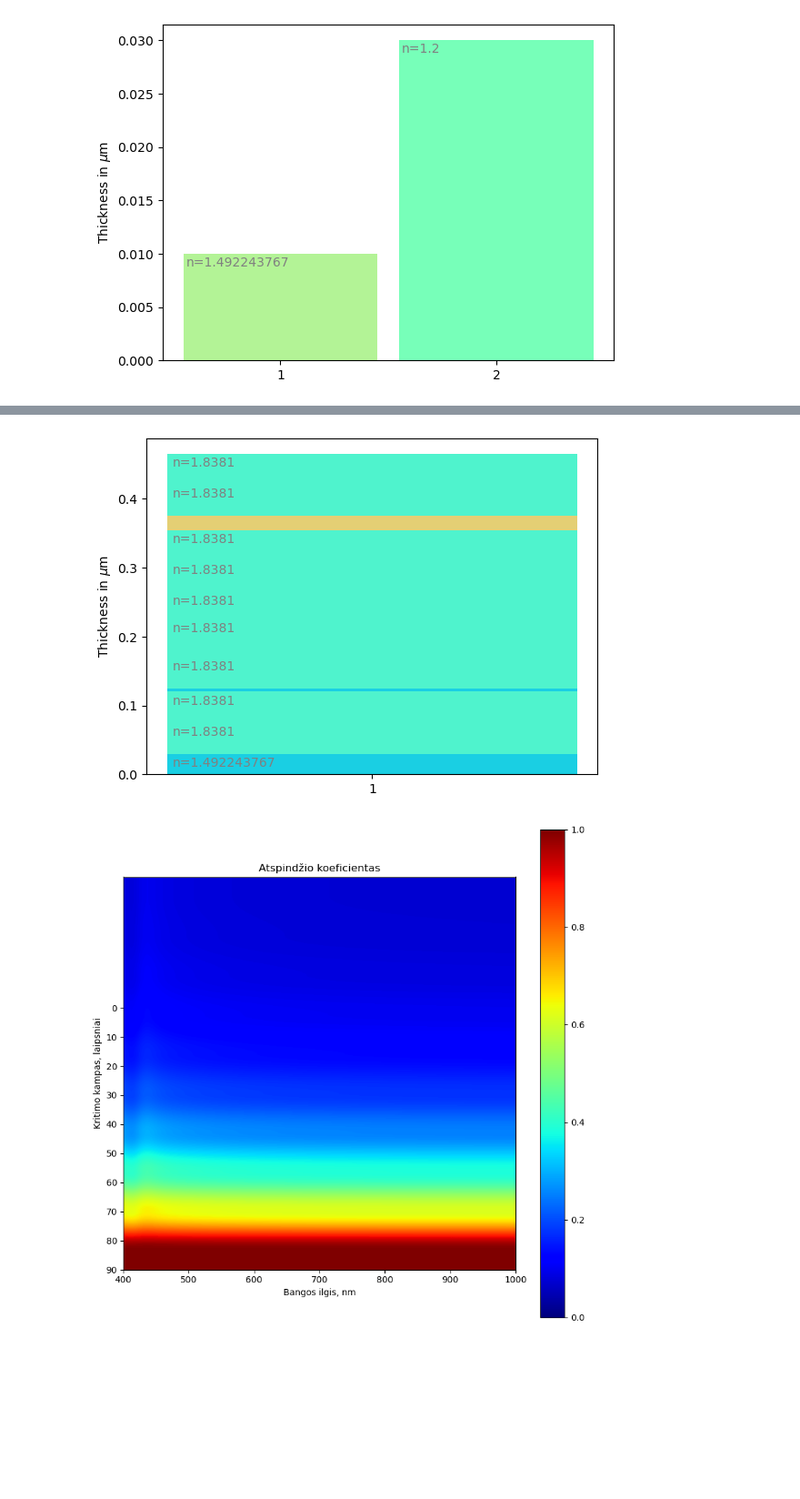
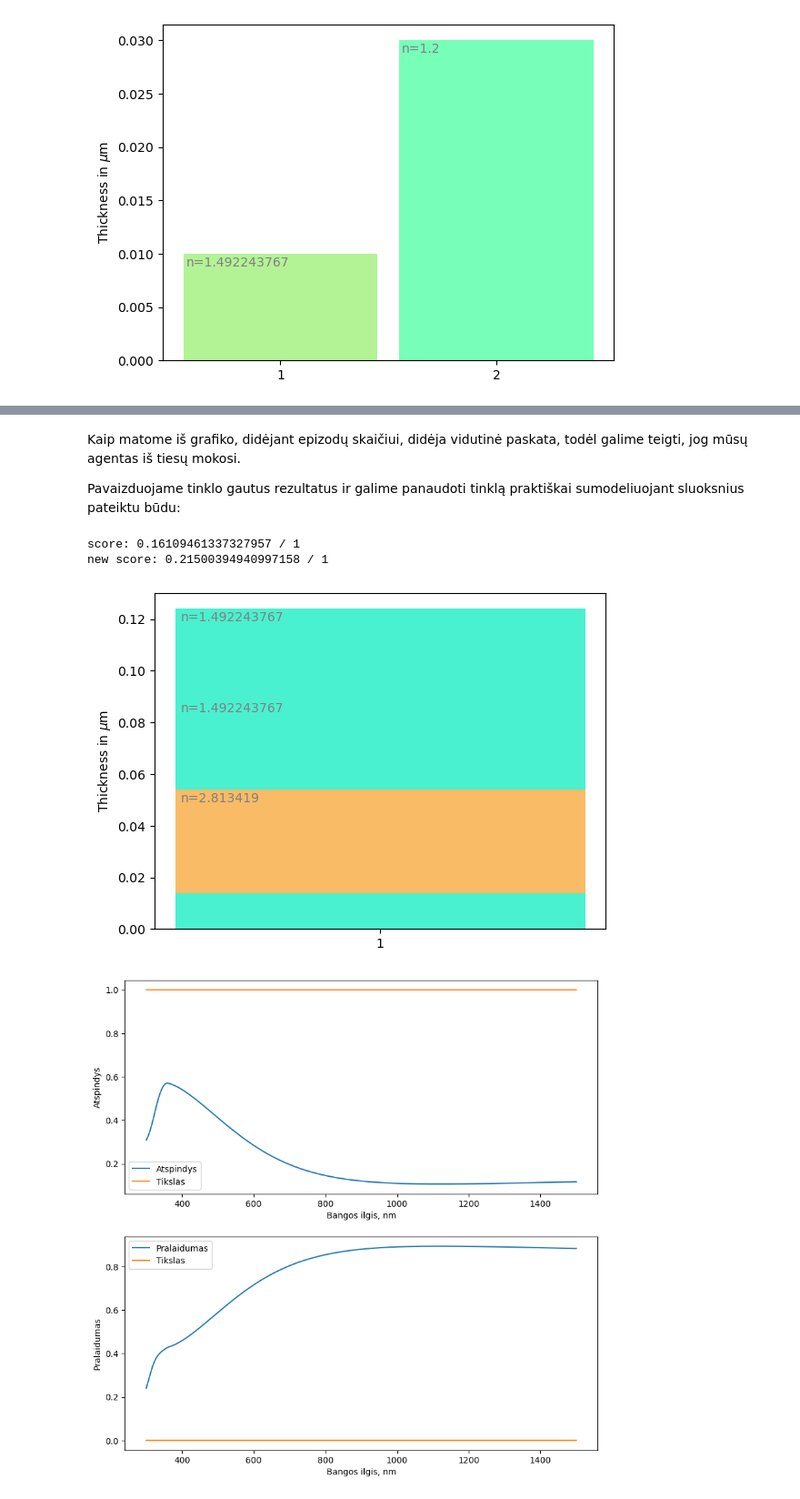
Before and after one commit to MartynasKer/tmm_fast, a Jupyter notebook: tmm.ipynb, the cells around one changed output, grey strips where cells are left out. Shown at 91% size. Drawn from its saved outputs; the diff is of its cells as text; code cells hidden in the pictures; blank space fills up the shorter version.

```diff
--- a/tmm.ipynb
+++ b/tmm.ipynb
@@ -293,8 +289,8 @@ per kiekvieną žingsnį agentas gauna paskatą priklausoma nuo to kaip pasikeit
 # %%
 from tmm_env import Environment
 
-wl = np.linspace(300, 1500, 1200, dtype=np.int64)
-env = Environment(2, wl, 30)
+wl = np.linspace(300, 1500, 1200, dtype=np.int64) * (10 ** (-9))
+env = Environment(2, wl, 20)
 env.add_layer(1.7, 30 * (10 ** (-9)), 0)
 env.add_layer(1.2, 30 * (10 ** (-9)), 1)
 #env.add_layer(0, 0, True)
@@ -335,6 +331,15 @@ print(reward)
 
 actions = [[0, 2],[0, 5]]
 obs, reward, done = env.step(actions)
+for i in range(29):
+
+    #env.add_layer(1.7, 30 * (10 ** (-9)), 0)
+    obs, reward, done = env.step(actions)
+    if done.any():
+        print("done")
+        break
+
+
 env.plot_env()
 print(reward)
 # %% [output]
@@ -360,11 +368,11 @@ class DQNAgent:
         self.state_size = state_size
         self.num_layers = num_layers
         self.num_thick = num_thick
-        self.memory = deque(maxlen=2000)
-        self.gamma = 0.9  # discount rate
+        self.memory = deque(maxlen=1000)
+        self.gamma = 1  # discount rate
         # Šis parametras padeda agentui retkarčias vietoj geriausio veiksmo pasirinkti atstitiktin veiksmą,
         # siekiant atrasti naujų ir netikėtų sprendimo metodų (padeda išvengti lokalių minimumų)
-        self.epsilon = 0.6
+        self.epsilon = 0.8
 
         # Agentui įgyjant vis daugiau patirties, atsitiktinių veiksmų poreikis turėtų mažėti, todėl šis parametras jį mažina (padeda neperšauti mokymosi procese)
         self.epsilon_decay = 0.995
@@ -575,0 +576,4 @@ pavaizduojame tinklo gautus rezultatus ir galime panaudoti tinklą praktiškai
+# %% [markdown]
+Kaip matome iš grafiko, didėjant epizodų skaičiui, didėja vidutinė paskata, todėl galime teigti, jog mūsų agentas iš tiesų mokosi.
+
+Pavaizduojame tinklo gautus rezultatus ir galime panaudoti tinklą praktiškai sumodeliuojant sluoksnius pateiktu būdu:
@@ -576,40 +584,58 @@ pavaizduojame tinklo gautus rezultatus ir galime panaudoti tinklą praktiškai
 # %%
 
-env = Environment(1, wl, 15)
+env = Environment(1, wl, 20)
 env.reset(0)
 
+env.set_targets(0,target_t, target_r)
+
+O = env.compute(wl)
+
+score = env.get_reward(0, O['R'][0], O['T'][0])
+print(f"score: {score} / 1")
 
 
-for i in range(14):
+for i in range(17):
     actions = agent.act(env.obs)
     #reshape actions
     shaped_actions = np.zeros((1, 3), dtype=np.int16)
     shaped_actions[0,0] = actions[0][0]
     shaped_actions[0,1] = actions[1][0]
-
-    env.add_layer(shaped_actions[0,0], shaped_actions[0,1], 0, True)
+    obs, reward, done = env.step(shaped_actions)
+    if done.any():
+        print("done")
+        break
 
 env.plot_env()
+O = env.compute(wl)
 
-O = env.compute(wl)
+wl_nm = np.linspace(300, 1500, 1200, dtype=np.int64)
+
+
+fig, ax = plt.subplots(2, 1, figsize=(10, 10), dpi=100)
+
+ax[0].plot(wl_nm, O['R'][0][0], label="Atspindys")
+ax[0].plot(wl_nm, target_r[0], label="Tikslas")
+ax[0].set_xlabel("Bangos ilgis, nm")
+ax[0].set_ylabel("Atspindys")
 
 
 
-fig, ax = plt.subplots(1, 1, figsize=(10, 10), dpi=100)
-heat_map = ax.imshow(O['R'][0], cmap=plt.cm.jet, vmin=0, vmax=1, extent=[0, len(wl), 0, len(wl)])
-ax.set_xlabel("Bangos ilgis, nm")
-ax.set_ylabel("Kritimo kampas, laipsniai")
-ax.set_title("Atspindžio koeficientas")
-wl_labels = np.linspace(wl_nm[0], wl_nm[-1], 9, dtype=np.int64)
-ax.set_xticklabels(wl_labels)
-theta_labels = np.linspace(90, 0, 10, dtype=np.int64)
-ax.set_yticks(np.linspace(0, len(wl_nm), 10))
-ax.set_yticklabels(theta_labels)
-fig.colorbar(heat_map, ax=ax)
-plt.show()
+ax[1].plot(wl_nm, O['T'][0][0], label="Pralaidumas")
+ax[1].plot(wl_nm, target_t[0], label="Tikslas")
+ax[1].set_xlabel("Bangos ilgis, nm")
+ax[1].set_ylabel("Pralaidumas")
+ax[0].legend()
+ax[1].legend()
+score = env.get_reward(0, O['R'][0], O['T'][0])
+
+
+
+print(f"new score: {score} / 1")
 # %% [output]
+score: 0.16109461337327957 / 1
+new score: 0.21500394940997158 / 1
-[figure, old version]
+[figure, new version]
-[figure, old version]
+[figure, new version]
 # %% [markdown]
 ## Išvados
 
```
Also changed, not shown: parts of 13 cells of this notebook, 6 other files.
